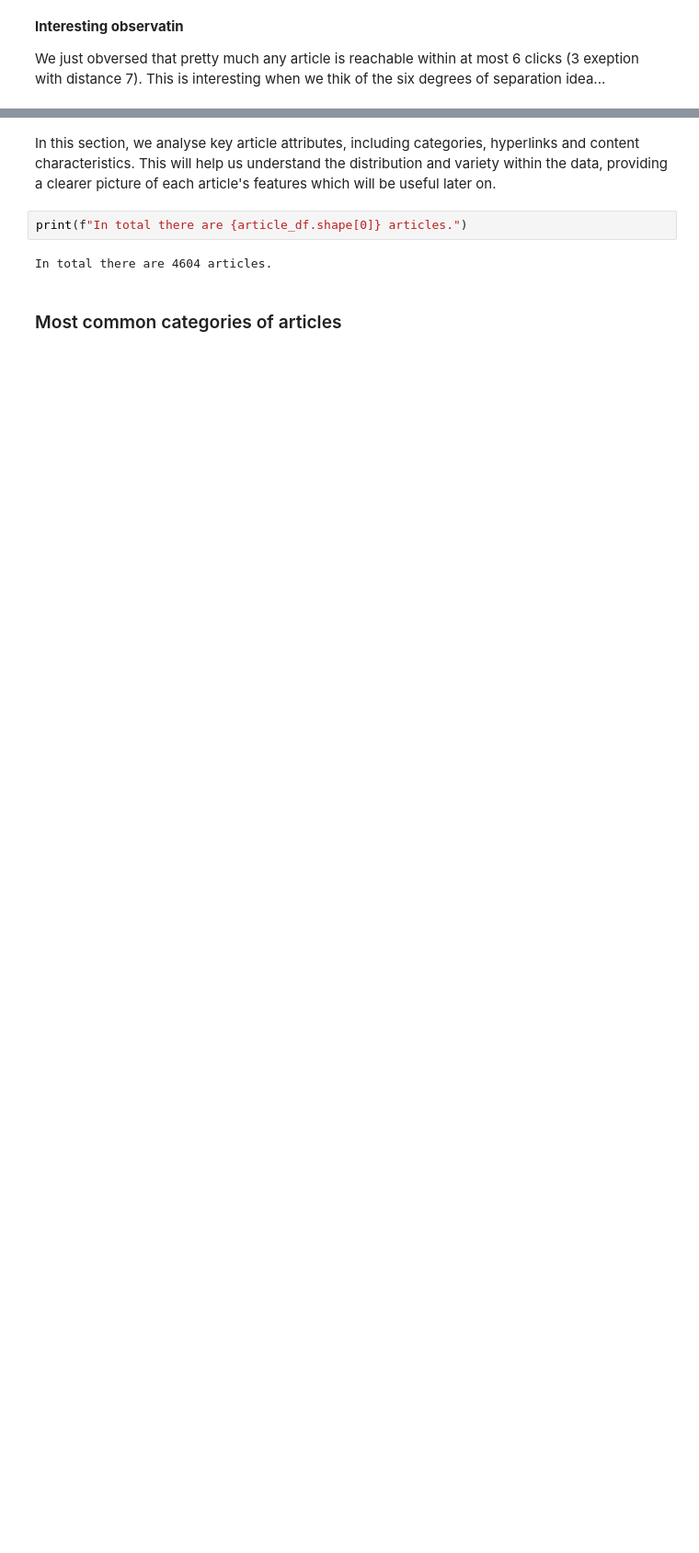
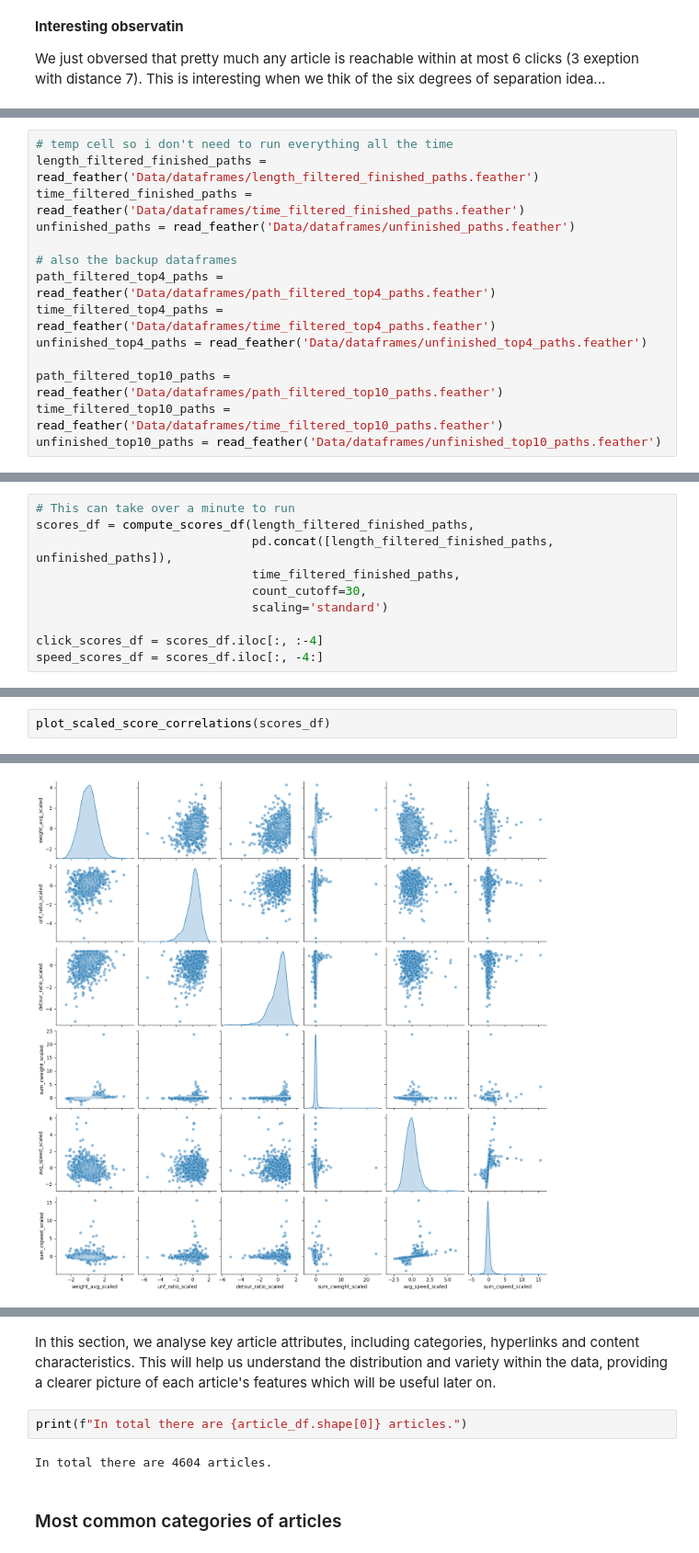
Before and after one commit to epfl-ada/ada-2024-project-adaholiks, a Jupyter notebook: Notebook_P3.ipynb, the cells around one changed output, grey strips where cells are left out. Shown at 92% size. Drawn from its saved outputs; the diff is of its cells as text; blank space fills up the shorter version.

```diff
--- a/Notebook_P3.ipynb
+++ b/Notebook_P3.ipynb
@@ -322,0 +493,14 @@ A total of 2546 paths were removed from the unfinished paths, which represents 7
+# %%
+# temp cell so i don't need to run everything all the time
+length_filtered_finished_paths = read_feather('Data/dataframes/length_filtered_finished_paths.feather')
+time_filtered_finished_paths = read_feather('Data/dataframes/time_filtered_finished_paths.feather')
+unfinished_paths = read_feather('Data/dataframes/unfinished_paths.feather')
+
+# also the backup dataframes
+path_filtered_top4_paths = read_feather('Data/dataframes/path_filtered_top4_paths.feather')
+time_filtered_top4_paths = read_feather('Data/dataframes/time_filtered_top4_paths.feather')
+unfinished_top4_paths = read_feather('Data/dataframes/unfinished_top4_paths.feather')
+
+path_filtered_top10_paths = read_feather('Data/dataframes/path_filtered_top10_paths.feather')
+time_filtered_top10_paths = read_feather('Data/dataframes/time_filtered_top10_paths.feather')
+unfinished_top10_paths = read_feather('Data/dataframes/unfinished_top10_paths.feather')
@@ -322,0 +509,10 @@ A total of 2546 paths were removed from the unfinished paths, which represents 7
+# %%
+# This can take over a minute to run
+scores_df = compute_scores_df(length_filtered_finished_paths,
+                              pd.concat([length_filtered_finished_paths, unfinished_paths]),
+                              time_filtered_finished_paths,
+                              count_cutoff=30,
+                              scaling='standard')
+
+click_scores_df = scores_df.iloc[:, :-4]
+speed_scores_df = scores_df.iloc[:, -4:]
@@ -322,0 +553,3 @@ A total of 2546 paths were removed from the unfinished paths, which represents 7
+# %%
+plot_scaled_score_correlations(scores_df)
+# %% [output]
@@ -322,0 +557 @@ A total of 2546 paths were removed from the unfinished paths, which represents 7
+[figure, added]
```
Also changed, not shown: parts of 32 cells of this notebook, 5 other files.
